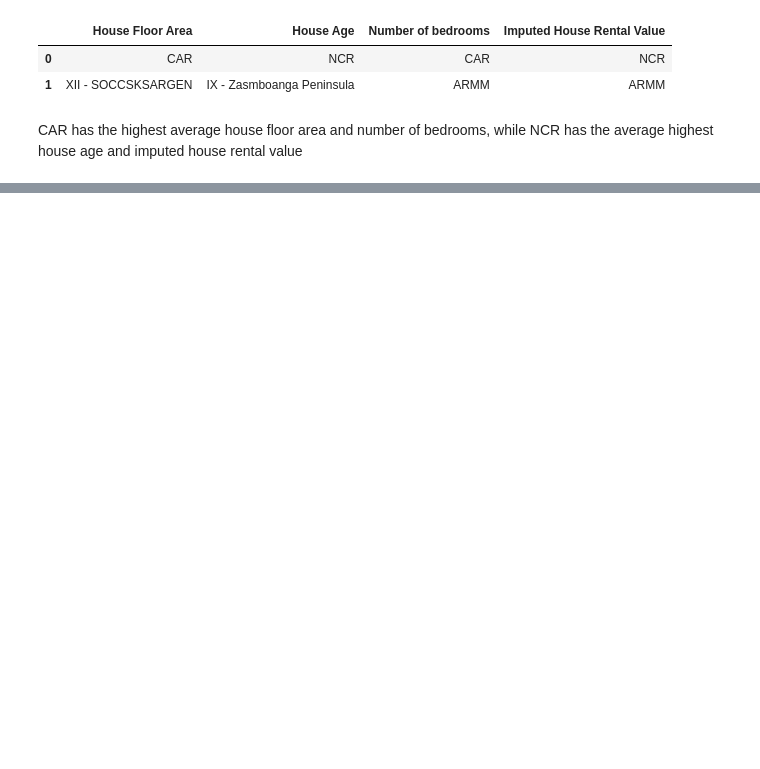
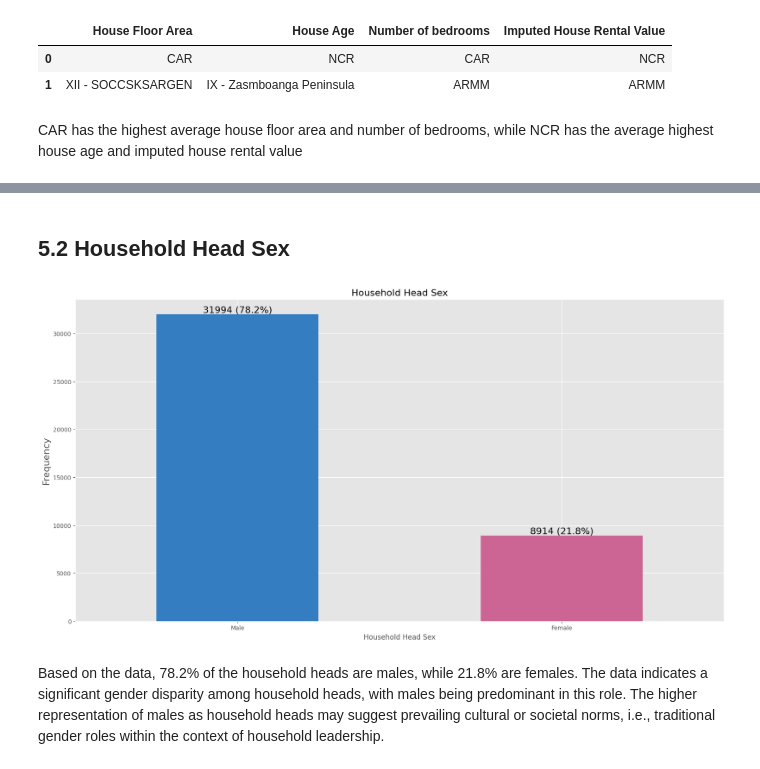
Before and after one commit to kiaraesguerra/filipino-income-expenditures, a Jupyter notebook: 01 EDA - Regional Average.ipynb, the cells around one changed output, grey strips where cells are left out. Drawn from its saved outputs; the diff is of its cells as text; code cells hidden in the pictures; blank space fills up the shorter version.

```diff
--- a/01 EDA - Regional Average.ipynb
+++ b/01 EDA - Regional Average.ipynb
@@ -163,0 +220,29 @@ bar_chart_regional_average(data, key='Household Head Age')
+# %% [markdown]
+## 5.2 Household Head Sex
+# %%
+custom_palette = {'Male': '#347DC1', 'Female': '#CC6594'}
+# Number of male vs female household head
+gender_counts = data['Household Head Sex'].value_counts()
+total_households = len(data)
+
+# Calculate the percentages
+male_percentage = (gender_counts['Male'] / total_households) * 100
+female_percentage = (gender_counts['Female'] / total_households) * 100
+
+# Plot the bar chart with percentage comparison
+plt.figure(figsize=(20, 10))
+ax = gender_counts.plot(kind='bar', color=['#347DC1', '#CC6594'], rot=0)
+
+# Display the percentages on the plot
+for p in ax.patches:
+    ax.annotate(f'{p.get_height()} ({p.get_height() / total_households * 100:.1f}%)',
+                (p.get_x() + p.get_width() / 2, p.get_height()),
+                ha='center', va='bottom', fontsize=16)
+
+plt.ylabel('Frequency', fontsize=16)
+plt.title('Household Head Sex', fontsize=16)
+plt.show()
+# %% [output]
+[figure, added]
+# %% [markdown]
+Based on the data, 78.2% of the household heads are males, while 21.8% are females. The data indicates a significant gender disparity among household heads, with males being predominant in this role. The higher representation of males as household heads may suggest prevailing cultural or societal norms, i.e., traditional gender roles within the context of household leadership.
```
Also changed, not shown: parts of 44 cells of this notebook, 7 other files.
